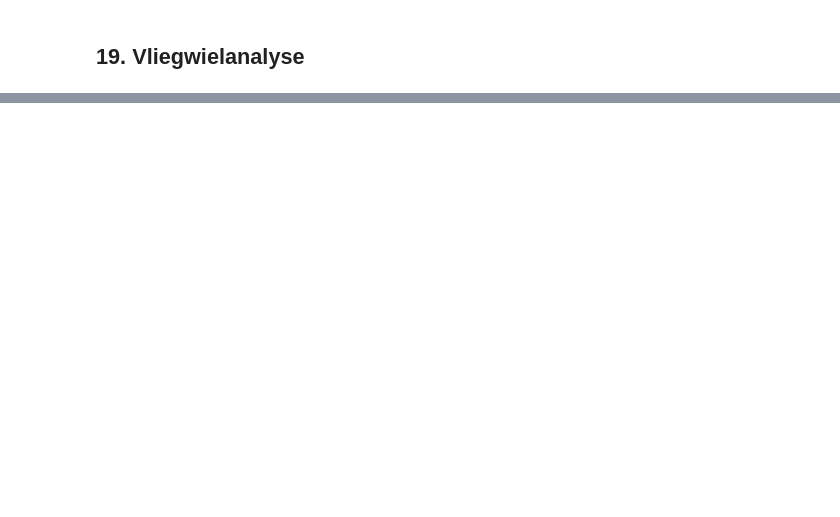
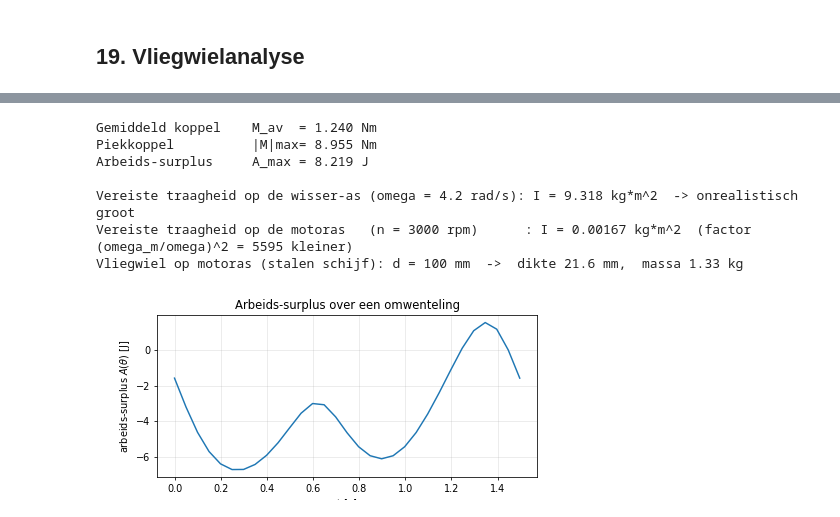
Before and after one commit to colincools/beweging, a Jupyter notebook: Ruitenwissers-mechanisme met zwaartekracht en wrijving.ipynb, the cells around one changed output, grey strips where cells are left out. Saved outputs shown, nothing was run; the diff lists cells and outputs as text; code cells hidden in the pictures; blank space fills up the shorter version.

Commit message:
motorselectie aangepast

```diff
--- a/Ruitenwissers-mechanisme met zwaartekracht en wrijving.ipynb
+++ b/Ruitenwissers-mechanisme met zwaartekracht en wrijving.ipynb
@@ -1589 +1490,52 @@ Approximate motor-side rim mass:0.3642 kg
+# %%
+# Vliegwielanalyse (zelfde methode als bij de nok, Les 4)
+# Het aandrijfkoppel M_A schommelt over een omwenteling (vooral door de zwaartekracht van de
+# op- en neergaande stangen). Een vliegwiel zou die schommeling kunnen afvlakken.
+
+M_av  = cycle_average(M_A)
+dth   = omega * (t[1] - t[0])                 # d(theta) per tijdstap (constante kruksnelheid)
+A_theta = np.cumsum(M_av - M_A) * dth         # arbeids-surplus A(theta) [J]
+A_max = A_theta.max() - A_theta.min()         # maximale arbeidsschommeling [J]
+K = 0.05                                       # gewenste fluctuatiecoefficient
+
+# Vereiste traagheid op de TRAGE wisser-as:
+I_crank = A_max / (K * omega**2)
+
+# Een wisser wordt via een reductiekast door een SNELLE motor aangedreven.
+# Omdat I ~ 1/omega^2, is op de motoras veel minder traagheid nodig:
+n_motor = 3000.0                               # rpm, typische motoras-snelheid (aanname)
+omega_motor = n_motor * 2*np.pi/60
+I_motor = A_max / (K * omega_motor**2)
+
+print('Gemiddeld koppel    M_av  = %.3f Nm' % M_av)
+print('Piekkoppel          |M|max= %.3f Nm' % np.max(np.abs(M_A)))
+print('Arbeids-surplus     A_max = %.3f J' % A_max)
+print()
+print('Vereiste traagheid op de wisser-as (omega = %.1f rad/s): I = %.3f kg*m^2  -> onrealistisch groot'
+      % (omega, I_crank))
+print('Vereiste traagheid op de motoras   (n = %.0f rpm)      : I = %.5f kg*m^2  (factor (omega_m/omega)^2 = %.0f kleiner)'
+      % (n_motor, I_motor, (omega_motor/omega)**2))
+
+# Klein vliegwiel op de motoras, als stalen schijf:
+rho_steel = 7850
+d_fly = 0.10
+t_fly = 32 * I_motor / (np.pi * rho_steel * d_fly**4)
+m_fly = rho_steel * np.pi * (d_fly/2)**2 * t_fly
+print('Vliegwiel op motoras (stalen schijf): d = %.0f mm  ->  dikte %.1f mm,  massa %.2f kg'
+      % (d_fly*1000, t_fly*1000, m_fly))
+
+plt.figure(figsize=(7,3))
+plt.plot(t, A_theta)
+plt.xlabel('t [s]'); plt.ylabel(r'arbeids-surplus $A(\theta)$ [J]')
+plt.grid(True, alpha=0.3); plt.title('Arbeids-surplus over een omwenteling')
+plt.show()
+# %% [output]
+Gemiddeld koppel    M_av  = 1.240 Nm
+Piekkoppel          |M|max= 8.955 Nm
+Arbeids-surplus     A_max = 8.219 J
+
+Vereiste traagheid op de wisser-as (omega = 4.2 rad/s): I = 9.318 kg*m^2  -> onrealistisch groot
+Vereiste traagheid op de motoras   (n = 3000 rpm)      : I = 0.00167 kg*m^2  (factor (omega_m/omega)^2 = 5595 kleiner)
+Vliegwiel op motoras (stalen schijf): d = 100 mm  ->  dikte 21.6 mm,  massa 1.33 kg
+[figure, added]
 # %% [markdown]
```
Also changed, not shown: parts of 12 cells of this notebook.
